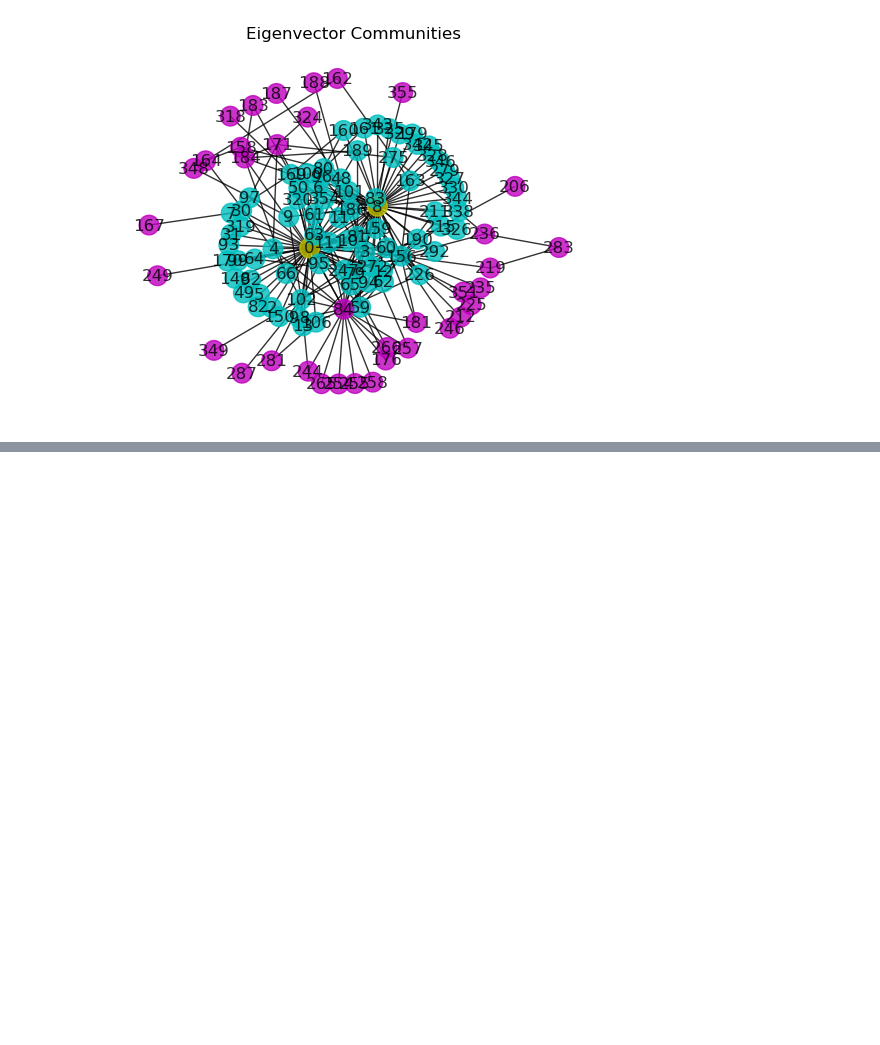
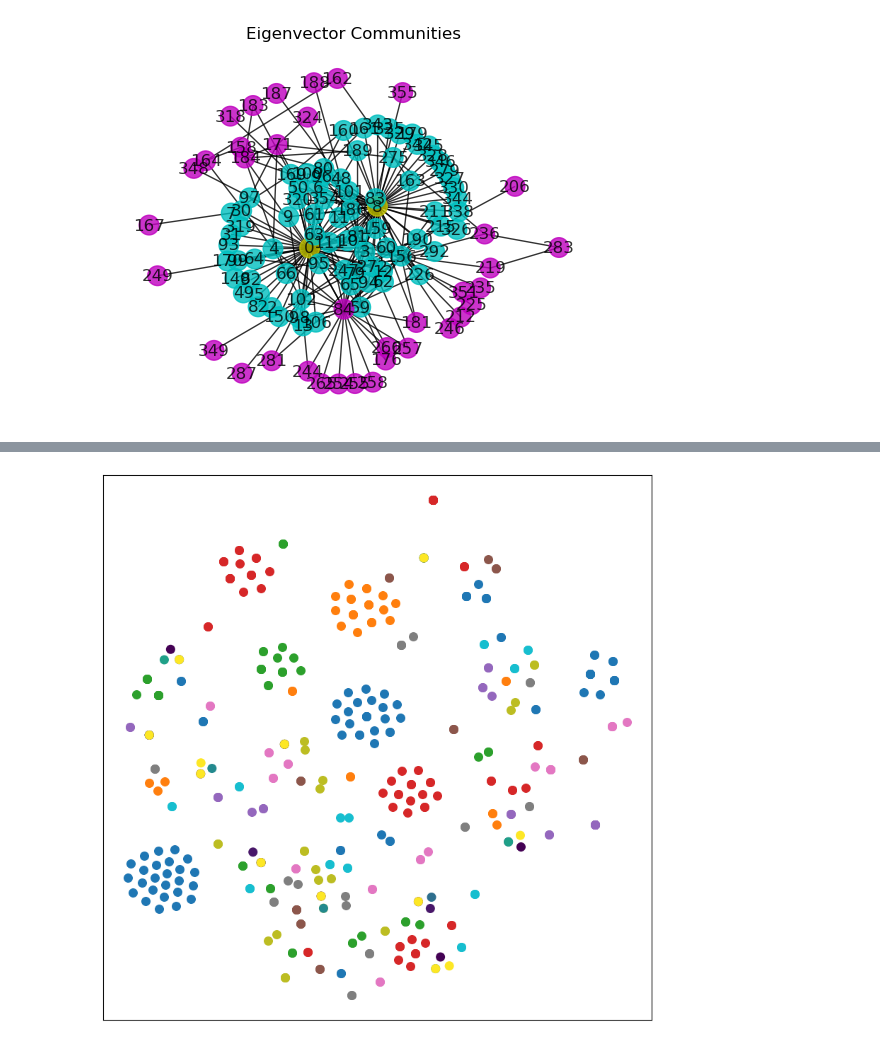
Before and after one commit to ethanp55/network_science, a Jupyter notebook: final_project_with_messages.ipynb, the cells around one changed output, grey strips where cells are left out. Saved outputs shown, nothing was run; the diff lists cells and outputs as text; code cells hidden in the pictures; blank space fills up the shorter version.

Commit message:
GCN for messages

```diff
--- a/final_project_with_messages.ipynb
+++ b/final_project_with_messages.ipynb
@@ -442,0 +589,3 @@ def message_interactions(handler: graphHandler) -> graphHandler:
+# %%
+spacy.cli.download('en_core_web_md')
+nlp = spacy.load('en_core_web_md')
@@ -482,0 +644,8 @@ message_interactions_handler.getGraph().nodes[3]['node_value']
+# %%
+x, y = get_message_gcn_data(nlp, message_interactions_handler)
+data = create_pytorch_data(message_interactions_handler.getGraph(), x, y)
+adjacency_matrix = nx.adjacency_matrix(message_interactions_handler.getGraph()).astype(np.float32).toarray()
+n_communities = len(message_interactions_handler.get_louvain_communities())
+# %%
+model = GCN(64, 32, 8, n_communities)
+model
@@ -482,0 +659,3 @@ message_interactions_handler.getGraph().nodes[3]['node_value']
+# %%
+embedding = train_model(data, model)
+embedding.shape
@@ -482,0 +666,4 @@ message_interactions_handler.getGraph().nodes[3]['node_value']
+# %%
+visualize(embedding)
+# %% [output]
+[figure, added]
```
Also changed, not shown: parts of 14 cells of this notebook.
